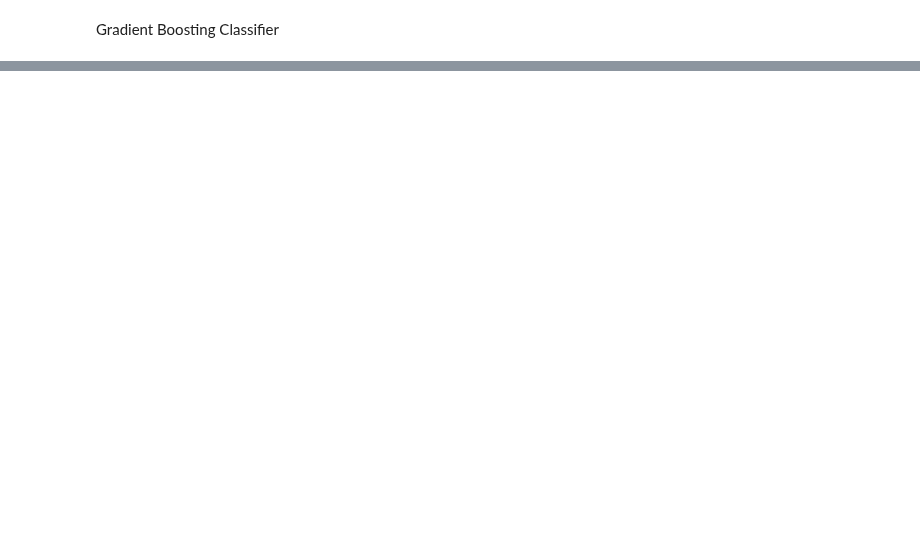
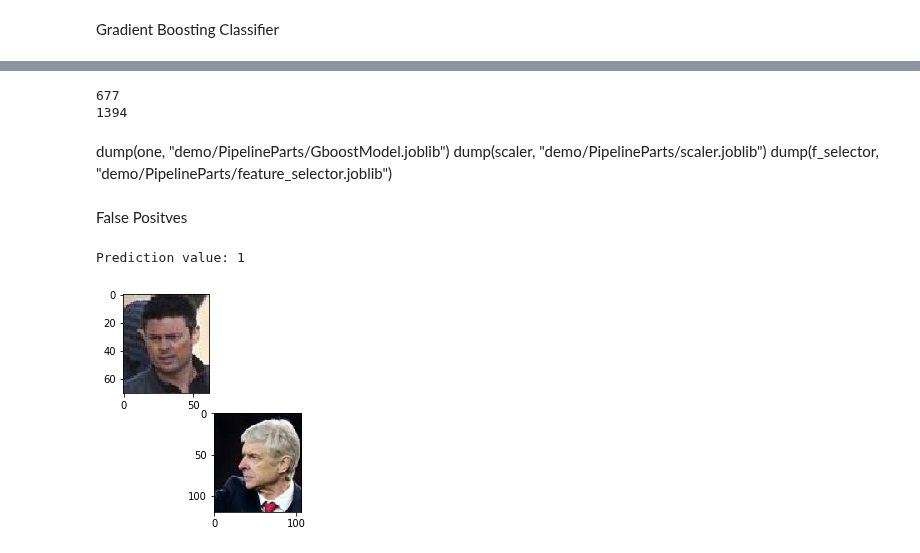
Before and after one commit to T-rex007/Face_recognition, a Jupyter notebook: gboosttrees_pipeline-Copy1.ipynb, the cells around one changed output, grey strips where cells are left out. Drawn from its saved outputs; the diff is of its cells as text; code cells hidden in the pictures; blank space fills up the shorter version.

```diff
--- a/gboosttrees_pipeline-Copy1.ipynb
+++ b/gboosttrees_pipeline-Copy1.ipynb
@@ -55,5 +74,5 @@ OneVsRestClassifier(estimator=GradientBoostingClassifier(criterion='friedman_mse
 # %%
-pred = one.predict(xtest)
+pred = gboost.predict(xtest1)
 # %%
 from sklearn.metrics import accuracy_score, confusion_matrix, recall_score, precision_score, f1_score
 acc = accuracy_score(ytest,pred)
@@ -83,0 +101,51 @@ dump(f_selector, "demo/PipelineParts/feature_selector.joblib")
+# %%
+false_positive = []
+false_positive_pred = []
+
+false_negative = []
+false_negative_pred = []
+
+for i in range(len(pred)):
+    ### False Positive check
+    if ((pred[i]==1) & (ytest[i] ==0)):
+        false_positive.append(i)
+        false_positive_pred.append(pred[i])
+    ### False Negative check
+    elif ((pred[i] == 0) &(ytest[i]==1)):
+        false_negative.append(i)
+        false_negative_pred.append(pred[i])
+# %%
+print(len(false_positive))
+print(len(false_negative))
+# %% [output]
+677
+1394
+# %% [markdown]
+dump(one, "demo/PipelineParts/GboostModel.joblib")
+dump(scaler, "demo/PipelineParts/scaler.joblib")
+dump(f_selector, "demo/PipelineParts/feature_selector.joblib")
+# %% [markdown]
+False Positves
+# %%
+false_image_lst1 = list(np.array(paths_dict["test_paths1"])[false_positive])
+false_image_lst2 = list(np.array(paths_dict["test_paths2"])[false_positive])
+# %%
+%matplotlib inline
+
+import matplotlib.pyplot as plt
+
+idx = 14
+def showfalse(idx):
+    img = plt.imread("data/images/" + false_image_lst1[idx])
+    img1 = plt.imread("data/images/" + false_image_lst2[idx])
+    print("Prediction value:", false_positive_pred[idx])
+    plt.figure(1)
+    plt.subplot(212)
+    plt.imshow(img)
+    plt.subplot(221)
+    plt.imshow(img1)
+# %%
+showfalse(0)
+# %% [output]
+Prediction value: 1
+[figure, added]
```
Also changed, not shown: parts of 21 cells of this notebook.
